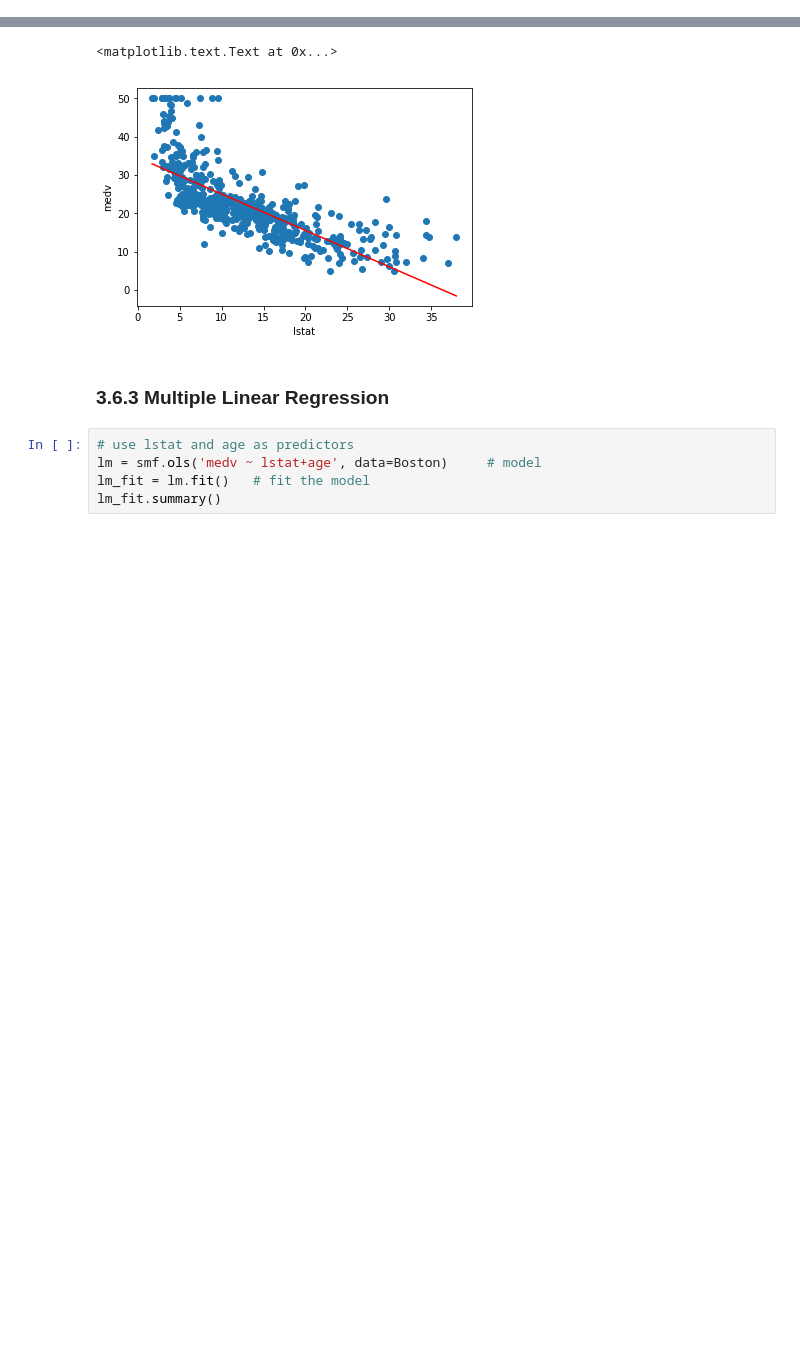
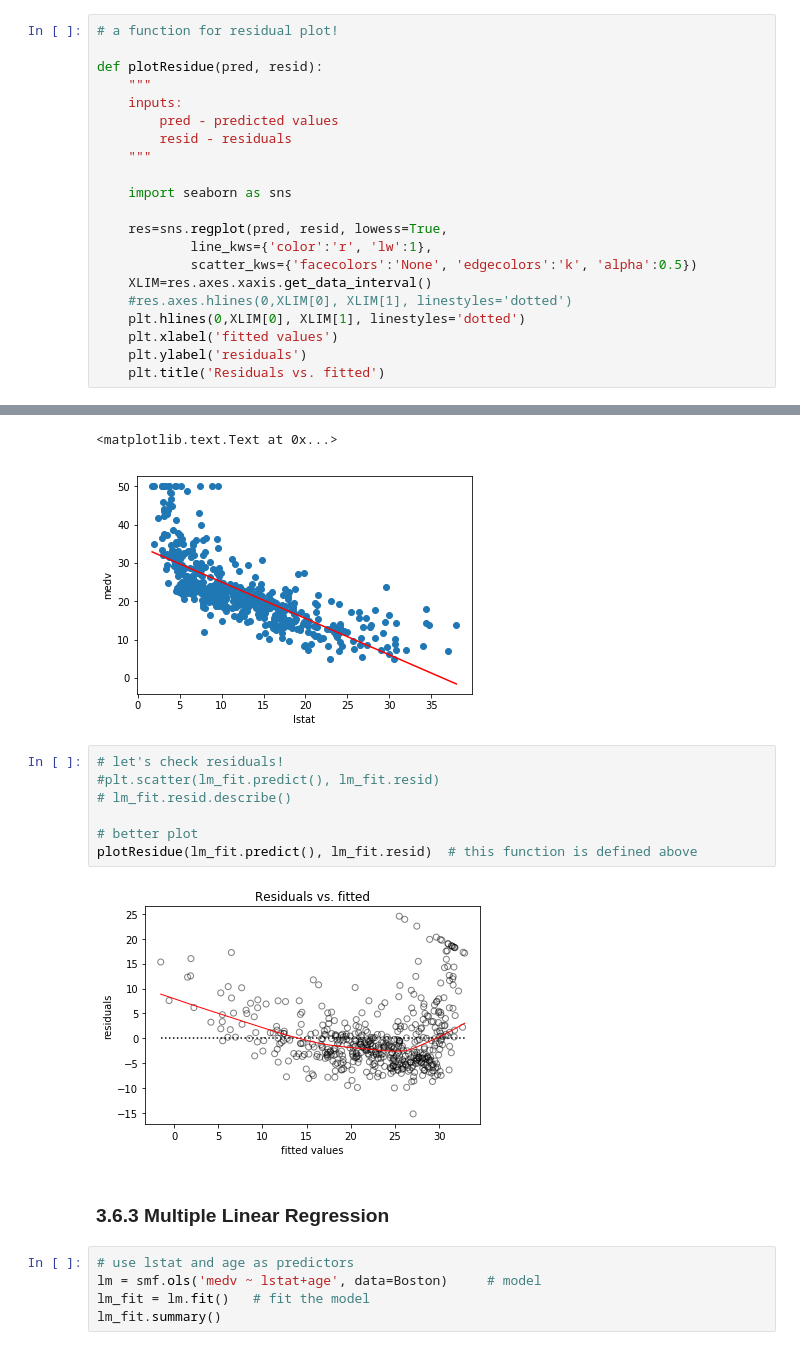
Before and after one commit to joswoo/pattern-recognition, a Jupyter notebook: lab3.ipynb, the cells around one changed output, grey strips where cells are left out. Drawn from its saved outputs; the diff is of its cells as text; blank space fills up the shorter version.

Commit message:
added residual plot

```diff
--- a/lab3.ipynb
+++ b/lab3.ipynb
@@ -43,6 +84,27 @@ Boston.describe()
 
 Let's use Ordinary Least Squares in statsmodels package.
 Example code is [here](http://www.statsmodels.org/dev/examples/notebooks/generated/ols.html)
+# %%
+# a function for residual plot!
+
+def plotResidue(pred, resid):
+    """
+    inputs:
+        pred - predicted values
+        resid - residuals
+    """
+
+    import seaborn as sns
+
+    res=sns.regplot(pred, resid, lowess=True,
+            line_kws={'color':'r', 'lw':1},
+            scatter_kws={'facecolors':'None', 'edgecolors':'k', 'alpha':0.5})
+    XLIM=res.axes.xaxis.get_data_interval()
+    #res.axes.hlines(0,XLIM[0], XLIM[1], linestyles='dotted')
+    plt.hlines(0,XLIM[0], XLIM[1], linestyles='dotted')
+    plt.xlabel('fitted values')
+    plt.ylabel('residuals')
+    plt.title('Residuals vs. fitted')
 # %%
 Boston.columns    # names(Boston) in R
 # %% [output]
@@ -120,6 +182,15 @@ plt.ylabel("medv")
 # %% [output]
 <matplotlib.text.Text at 0x...>
 [figure]
+# %%
+# let's check residuals!
+#plt.scatter(lm_fit.predict(), lm_fit.resid)
+# lm_fit.resid.describe()
+
+# better plot
+plotResidue(lm_fit.predict(), lm_fit.resid)  # this function is defined above
+# %% [output]
+[figure, added]
 # %% [markdown]
 ### 3.6.3 Multiple Linear Regression
 # %%
```
Also changed, not shown: parts of 13 cells of this notebook.
